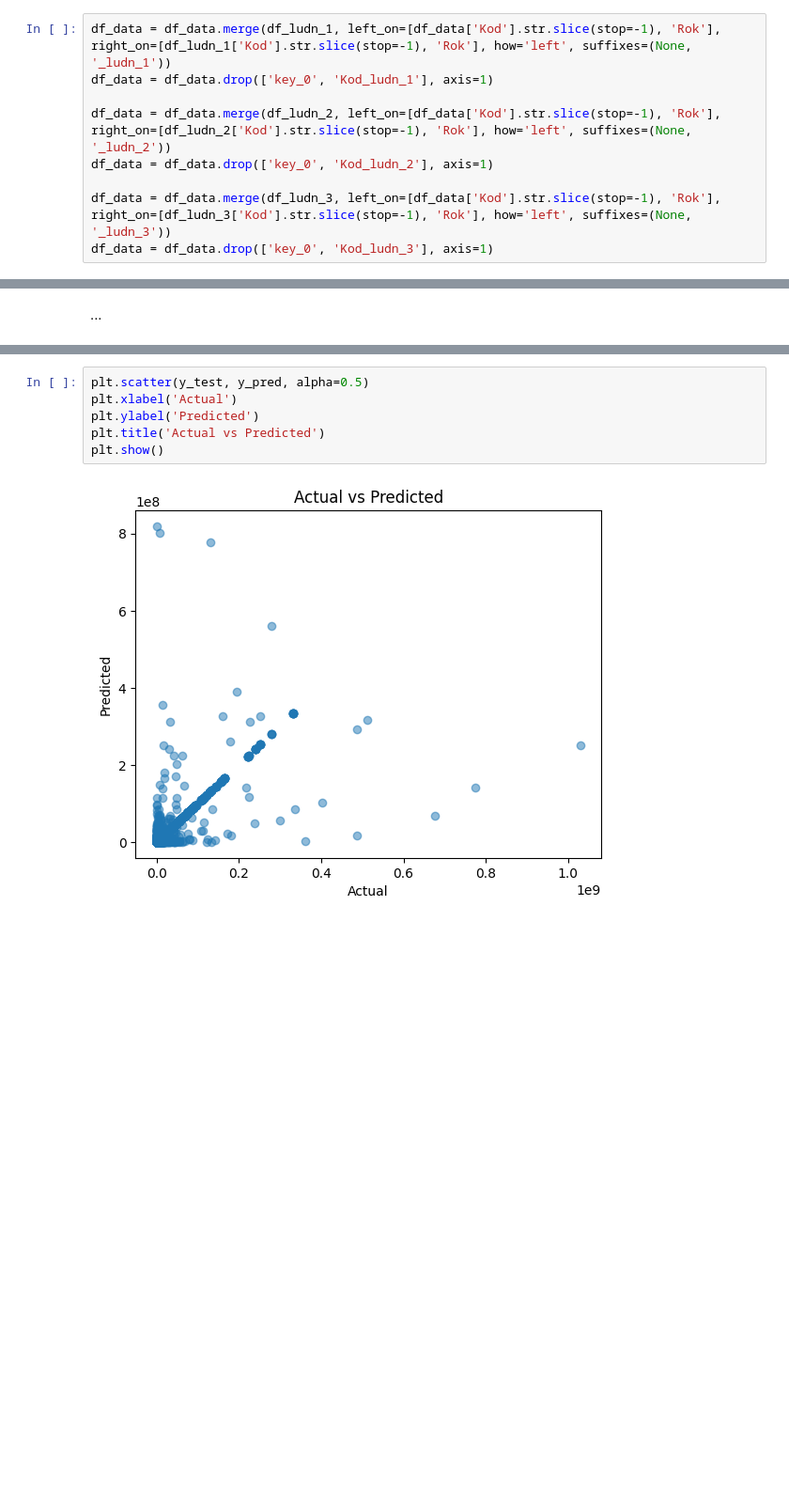
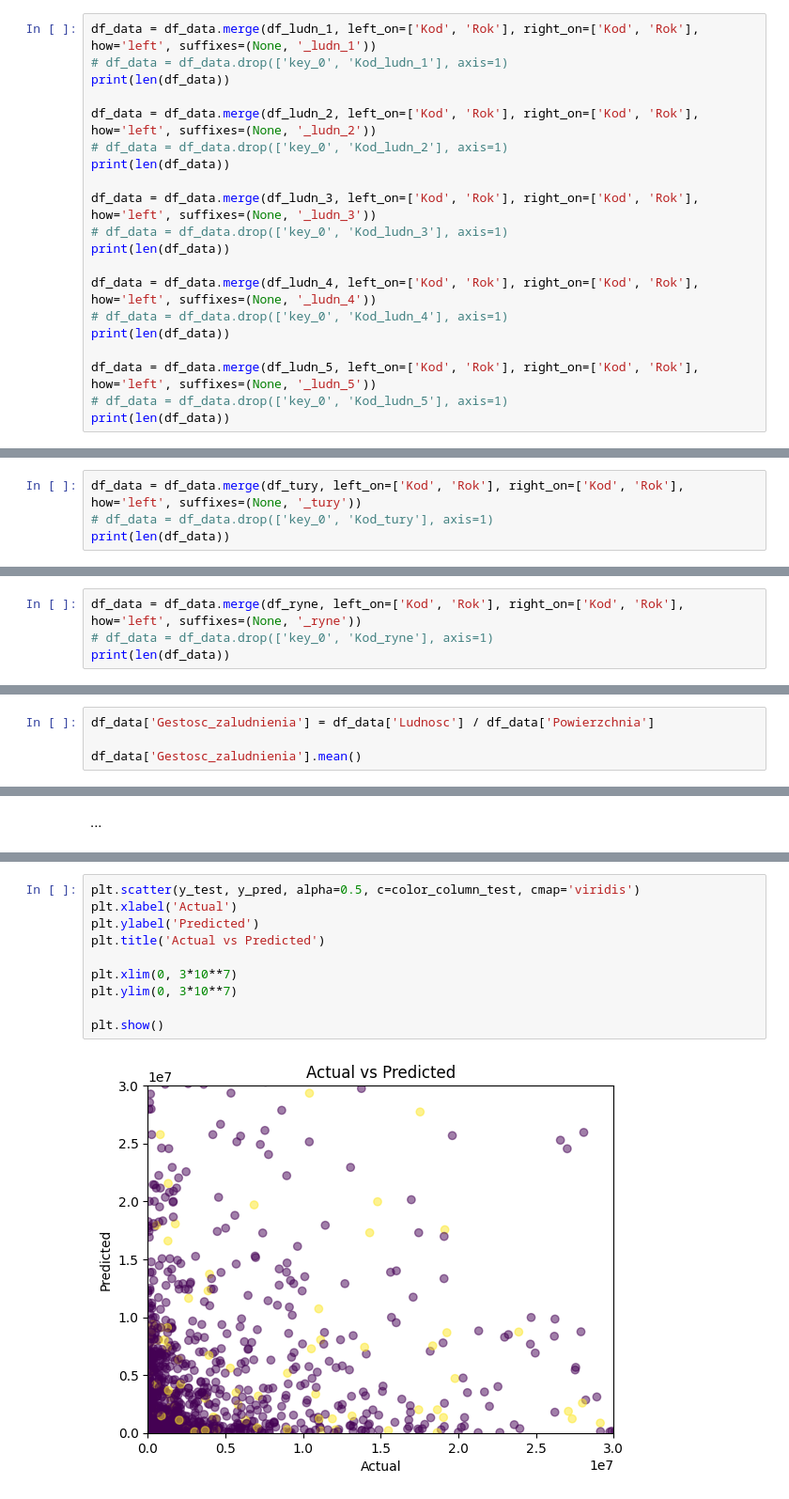
Before and after one commit to kuhyx/WUT_Computer_Science, a Jupyter notebook: main.ipynb, the cells around one changed output, grey strips where cells are left out. Shown at 94% size. Cells and saved outputs as stored; diff of their text form; blank space fills up the shorter version.

Commit message:
fix duplicate data bug and add more data

```diff
--- a/main.ipynb
+++ b/main.ipynb
@@ -262,9 +419,20 @@ df_data = df_data.drop(['key_0', 'Kod_fina_2'], axis=1)
 # %%
-df_data = df_data.merge(df_ludn_1, left_on=[df_data['Kod'].str.slice(stop=-1), 'Rok'], right_on=[df_ludn_1['Kod'].str.slice(stop=-1), 'Rok'], how='left', suffixes=(None, '_ludn_1'))
-df_data = df_data.drop(['key_0', 'Kod_ludn_1'], axis=1)
+df_data = df_data.merge(df_ludn_1, left_on=['Kod', 'Rok'], right_on=['Kod', 'Rok'], how='left', suffixes=(None, '_ludn_1'))
+# df_data = df_data.drop(['key_0', 'Kod_ludn_1'], axis=1)
+print(len(df_data))
 
-df_data = df_data.merge(df_ludn_2, left_on=[df_data['Kod'].str.slice(stop=-1), 'Rok'], right_on=[df_ludn_2['Kod'].str.slice(stop=-1), 'Rok'], how='left', suffixes=(None, '_ludn_2'))
-df_data = df_data.drop(['key_0', 'Kod_ludn_2'], axis=1)
+df_data = df_data.merge(df_ludn_2, left_on=['Kod', 'Rok'], right_on=['Kod', 'Rok'], how='left', suffixes=(None, '_ludn_2'))
+# df_data = df_data.drop(['key_0', 'Kod_ludn_2'], axis=1)
+print(len(df_data))
 
-df_data = df_data.merge(df_ludn_3, left_on=[df_data['Kod'].str.slice(stop=-1), 'Rok'], right_on=[df_ludn_3['Kod'].str.slice(stop=-1), 'Rok'], how='left', suffixes=(None, '_ludn_3'))
-df_data = df_data.drop(['key_0', 'Kod_ludn_3'], axis=1)
+df_data = df_data.merge(df_ludn_3, left_on=['Kod', 'Rok'], right_on=['Kod', 'Rok'], how='left', suffixes=(None, '_ludn_3'))
+# df_data = df_data.drop(['key_0', 'Kod_ludn_3'], axis=1)
+print(len(df_data))
+
+df_data = df_data.merge(df_ludn_4, left_on=['Kod', 'Rok'], right_on=['Kod', 'Rok'], how='left', suffixes=(None, '_ludn_4'))
+# df_data = df_data.drop(['key_0', 'Kod_ludn_4'], axis=1)
+print(len(df_data))
+
+df_data = df_data.merge(df_ludn_5, left_on=['Kod', 'Rok'], right_on=['Kod', 'Rok'], how='left', suffixes=(None, '_ludn_5'))
+# df_data = df_data.drop(['key_0', 'Kod_ludn_5'], axis=1)
+print(len(df_data))
@@ -270,0 +445,4 @@ df_data = df_data.drop(['key_0', 'Kod_ludn_3'], axis=1)
+# %%
+df_data = df_data.merge(df_tury, left_on=['Kod', 'Rok'], right_on=['Kod', 'Rok'], how='left', suffixes=(None, '_tury'))
+# df_data = df_data.drop(['key_0', 'Kod_tury'], axis=1)
+print(len(df_data))
@@ -270,0 +451,4 @@ df_data = df_data.drop(['key_0', 'Kod_ludn_3'], axis=1)
+# %%
+df_data = df_data.merge(df_ryne, left_on=['Kod', 'Rok'], right_on=['Kod', 'Rok'], how='left', suffixes=(None, '_ryne'))
+# df_data = df_data.drop(['key_0', 'Kod_ryne'], axis=1)
+print(len(df_data))
@@ -270,0 +457,4 @@ df_data = df_data.drop(['key_0', 'Kod_ludn_3'], axis=1)
+# %%
+df_data['Gestosc_zaludnienia'] = df_data['Ludnosc'] / df_data['Powierzchnia']
+
+df_data['Gestosc_zaludnienia'].mean()
@@ -378,8 +682,12 @@ Mean Squared Error: 294627671837056.8
 # %%
-plt.scatter(y_test, y_pred, alpha=0.5)
+plt.scatter(y_test, y_pred, alpha=0.5, c=color_column_test, cmap='viridis')
 plt.xlabel('Actual')
 plt.ylabel('Predicted')
 plt.title('Actual vs Predicted')
+
+plt.xlim(0, 3*10**7)
+plt.ylim(0, 3*10**7)
+
 plt.show()
 # %% [output]
-[figure, old version]
+[figure, new version]
```
Also changed, not shown: parts of 20 cells of this notebook.
